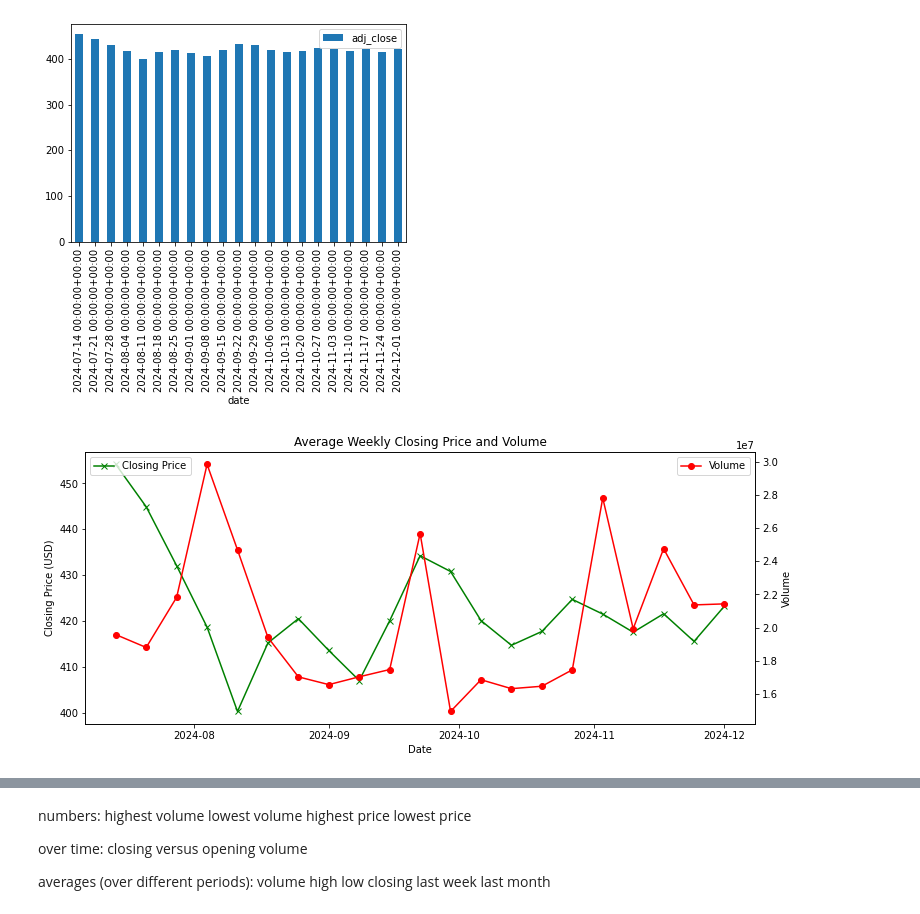
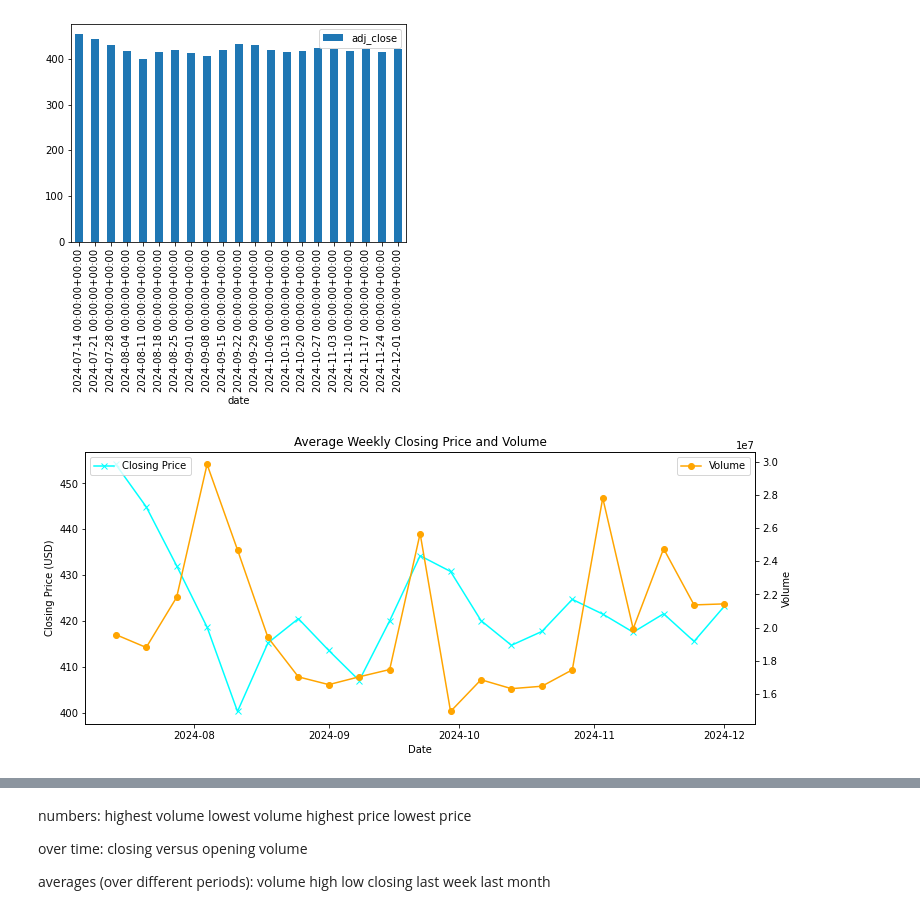
Before and after one commit to Coletterbox/Market-Data-Forecasting, a Jupyter notebook: Microsoft Stock Price Dashboard.ipynb, the cells around one changed output, grey strips where cells are left out. Saved outputs shown, nothing was run; the diff lists cells and outputs as text; code cells hidden in the pictures.

```diff
--- a/Microsoft Stock Price Dashboard.ipynb
+++ b/Microsoft Stock Price Dashboard.ipynb
@@ -41,7 +21,7 @@ response = requests.get(url, params=querystring)
 # print(response.json())
 # %%
 url = "https://api.marketstack.com/v1/eod?access_key=" + api_key
-querystring = {"symbols":"MSFT","date_from":"2023-12-01", "date_to":"2024-12-01"}
+querystring = {"symbols":"MSFT","date_from":"2023-12-19", "date_to":"2024-12-19"}
 response = requests.get(url, params=querystring)
 # print(response.json())
 # %%
@@ -149,34 +71,34 @@ weekly.plot.bar(y='adj_close')
 # ax2 = ax.twinx()
 # ax.set_title('Closing')
 # ax.set_xlabel('Date')
 # plt.xticks(rotation=90)
 # # ax.xticks(rotation=90)
 # ax.plot(df['short_date'], df['adj_close'], color='green', marker='x')
 # # ax = df.plot('short_date', 'adj_close', kind='bar')
 # ax2.plot(df['short_date'], df['volume'], color='red', marker='o')
 # ax.set_ylabel('Closing')
 # ax2.set_ylabel('Volume')
 # # plt.xticks(rotation=90)
 # plt.show()
 
 fig, ax = plt.subplots(figsize=(12,5))
 ax2 = ax.twinx()
 ax.set_title('Average Weekly Closing Price and Volume')
 ax.set_xlabel('Date')
 plt.xticks(rotation=90)
 plt.plot(kind='bar')
 # ax.xticks(rotation=90)
 # ax.plot(kind='bar')
-ax.plot(weekly['adj_close'], label='Closing Price', color='green', marker='x')
+ax.plot(weekly['adj_close'], label='Closing Price', color='cyan', marker='x')
 # ax = df.plot('short_date', 'adj_close', kind='bar')
-ax2.plot(weekly['volume'], label='Volume', color='red', marker='o')
+ax2.plot(weekly['volume'], label='Volume', color='orange', marker='o')
 ax.set_ylabel('Closing Price (USD)')
 ax2.set_ylabel('Volume')
 # plt.xticks(rotation=90)
 # plt.legend()
 ax.legend(loc='upper left')
 ax2.legend()
 plt.show()
 # %% [output]
-[figure, old version]
+[figure, new version]
 # %%
```
Also changed, not shown: parts of 23 cells of this notebook.
